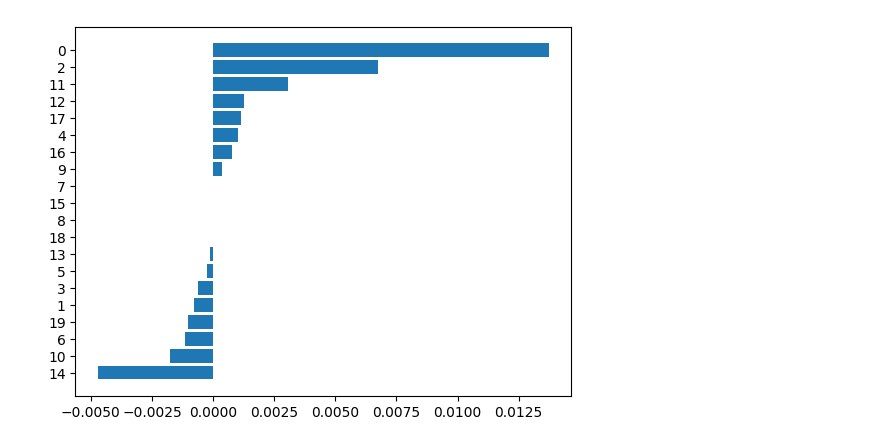
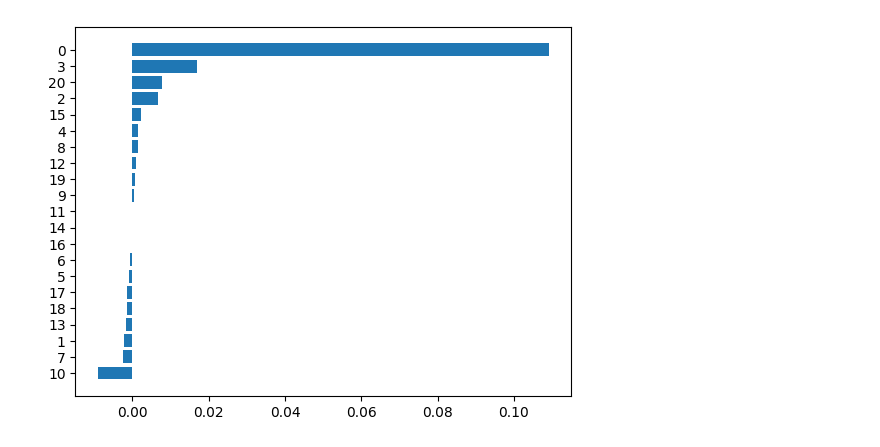
Before and after one commit to gallas87a/BeerData, a Jupyter notebook: 4_Classification/LogBeerGression.ipynb, the cells around one changed output. Saved outputs shown, nothing was run; the diff lists cells and outputs as text; code cells hidden in the pictures.

```diff
--- a/4_Classification/LogBeerGression.ipynb
+++ b/4_Classification/LogBeerGression.ipynb
@@ -24,27 +24,27 @@ all_numeric_data = []
 numeric_data = []
 for row in data[1:]:  # ignore heading
     numeric_data.append([
-        float(row[6]),  # abv
-        #float(row[9]),   # raters
-        float(row[12]),
-        float(row[13]),
-        float(row[14]),
-        float(row[15]),
-        float(row[16]),
-        float(row[17]),
-        float(row[18]),
-        float(row[19]),
-        float(row[20]),
-        float(row[21]),
-        float(row[22]),
-        float(row[23]),
-        float(row[24]),
-        float(row[25]),
-        float(row[26]),
-        float(row[27]),
-        float(row[28]),
-        float(row[29]),
-        float(row[30]),
+        float(row[6]),  # 0 abv
+        float(row[9]),   # 1 raters
+        float(row[12]),  # 2 malt
+        float(row[13]),  # 3 hops
+        float(row[14]),  # 4 chocolate
+        float(row[15]),  # 5 german
+        float(row[16]),  # 6 banana
+        float(row[17]),  # 7 vanilla
+        float(row[18]),  # 8 caramel
+        float(row[19]),  # 9 yeast
+        float(row[20]),  # 10 fruit
+        float(row[21]),  # 11 whiskey
+        float(row[22]),  # 12 rhum
+        float(row[23]),  # 13 alcohol
+        float(row[24]),  # 14 gluten
+        float(row[25]),  # 15 barrel
+        float(row[26]),  # 16 rye
+        float(row[27]),  # 17 barley
+        float(row[28]),  # 18 cocoa
+        float(row[29]),  # 19 small/lower
+        float(row[30]),  # 20 big/upper
         float(row[31]) #id 0-Top, 1-Good, 2-Rest need to stay the last coloumn
     ])
 numeric_data = np.array(numeric_data)
@@ -54,15 +54,15 @@ combined = np.vstack(all_numeric_data)
 
 #IDVs + DV def
 #only to use top beers (0) OR good beers (1)
-mask = (combined[:, -1] == 0) | (combined[:, -1] == 2)
+mask = (combined[:, -1] == 1) | (combined[:, -1] == 2)
 filtered_data = numeric_data[mask]
 X = filtered_data[:, :-1]
-y = filtered_data[:, -1] == 0 #true if 0, else otherwise
+y = filtered_data[:, -1] == 1 #true if 1, else otherwise
 
 # train-test split randomly
 X_train, X_test, y_train, y_test = train_test_split(
     X, y,
-    test_size=0.4,
+    test_size=0.3,
     random_state=42
 )
 
@@ -78,7 +78,7 @@ model = LogisticRegression(
 model.fit(X_train, y_train)
 
 # prediction
-treshold = 0.9
+treshold = 0.58
 #y_prob = model.predict(X_test)
 y_prob = model.predict_proba(X_test)[:, 1]
 y_pred = y_prob > treshold
@@ -87,17 +87,15 @@ y_pred = y_prob > treshold
 print(model.score(X_train, y_train))
 print(model.score(X_test, y_test))
 
-#print(accuracy_score(y_test, y_pred))
-
 print("Intercept:", model.intercept_)
 print("Coefficients:", model.coef_)
-
 cm = confusion_matrix(y_test, y_pred)
 print("Confusion matrix:\n", cm)
 precision = precision_score(y_test, y_pred)
 recall = recall_score(y_test, y_pred)
-print("Precision:", precision)
+print("Precision:", precision) #higher is better
 print("Recall:", recall)
+print("F1-score:", (2*precision*recall)/(precision+recall))
 
 #permutation of features to eliminate features
 baseline = model.score(X_test, y_test)
@@ -132,7 +130,7 @@ X_test_sel = X_test[:, top_idx]
 model.fit(X_train_sel, y_train)
 
 # prediction
-treshold2 = 0.9
+treshold2 = 0.63
 y_prob_sel = model.predict_proba(X_test_sel)[:, 1]
 y_pred_sel = y_prob_sel > treshold2
 # accuracy
@@ -141,11 +139,11 @@ print(model.score(X_test_sel, y_test))
 
 print("Intercept:", model.intercept_)
 print("Coefficients:", model.coef_)
-
 cm = confusion_matrix(y_test, y_pred_sel)
 print("Confusion matrix:\n", cm)
 precision = precision_score(y_test, y_pred_sel)
 recall = recall_score(y_test, y_pred_sel)
 print("Precision:", precision)
 print("Recall:", recall)
+print("F1-score:", (2*precision*recall)/(precision+recall))
 # %% [output]
@@ -164 +165 @@ Recall: 0.2857142857142857
-[figure, old version]
+[figure, new version]
```
Also changed, not shown: parts of 2 cells of this notebook.
